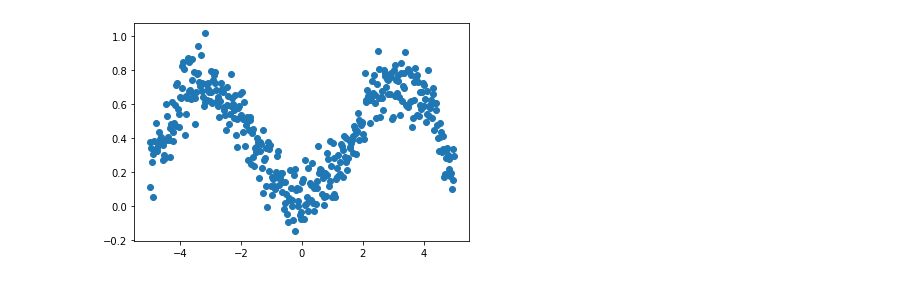
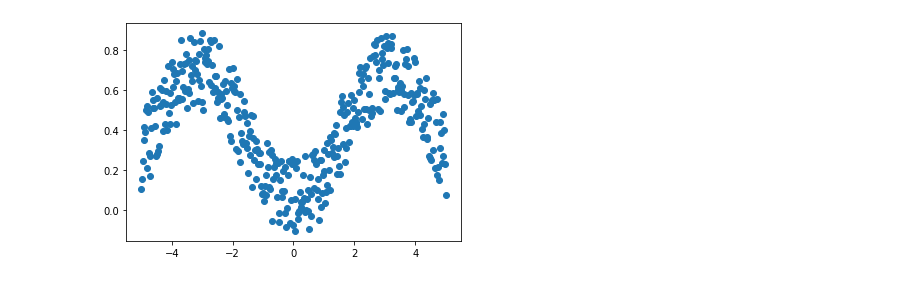
Before and after one commit to david-toth/Misc, a Jupyter notebook: Nonlinear_Regression_with_PyTorch.ipynb, the cells around one changed output. Cells and saved outputs as stored; diff of their text form; code cells hidden in the pictures.

```diff
--- a/Nonlinear_Regression_with_PyTorch.ipynb
+++ b/Nonlinear_Regression_with_PyTorch.ipynb
@@ -9,13 +7,14 @@ import math
 # %%
 # Define a nonlinear function
 def f(x):
-  return np.exp(-np.exp(np.cos(x))) + np.random.normal(0, 0.1, len(x))
+  return np.exp(-np.exp(np.cos(x)))
 # %%
 # Visualize
 x = np.linspace(-5, 5, 400)
-y = f(x)
+eps = np.random.uniform(-0.2, 0.2, len(x))
+y = f(x) + eps
 plt.scatter(x,y);
 # %% [output]
-[figure, old version]
+[figure, new version]
 # %%
 # Define a neural network
```
Also changed, not shown: parts of 9 cells of this notebook.
